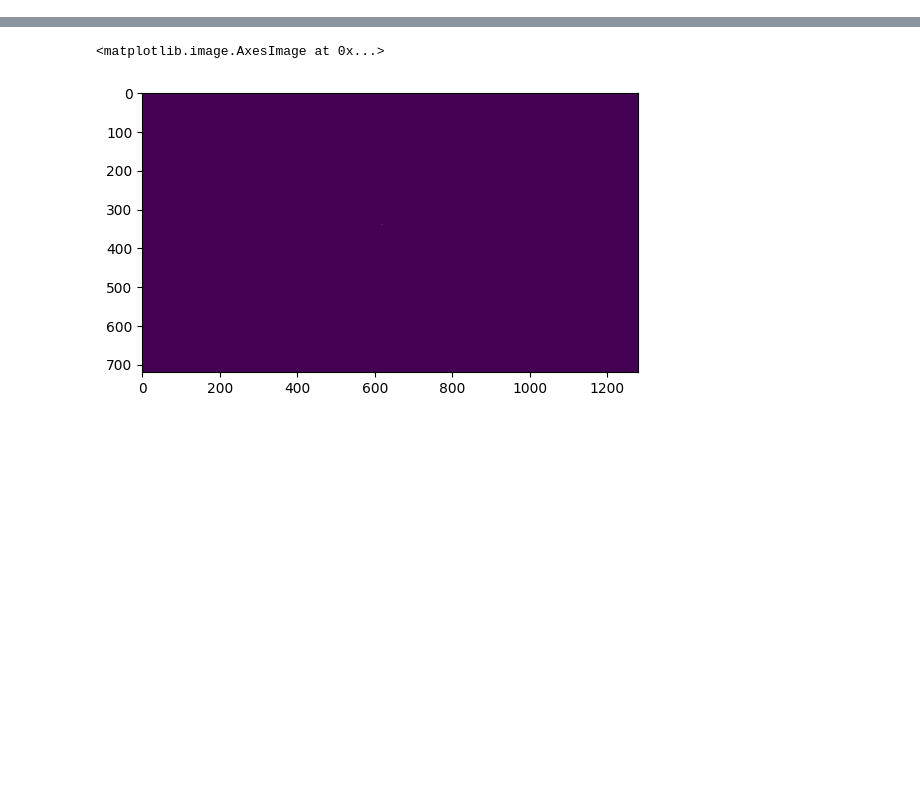
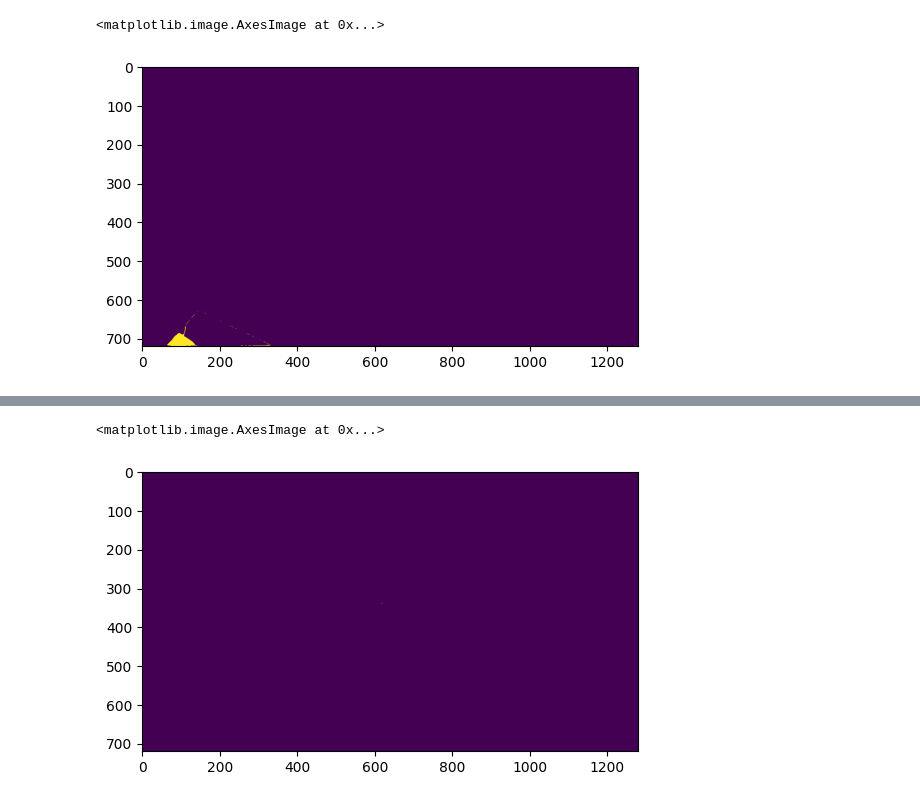
Before and after one commit to DaveLearn/SegmentAnything3D, a Jupyter notebook: scratch.ipynb, the cells around one changed output, grey strips where cells are left out. Saved outputs shown, nothing was run; the diff lists cells and outputs as text; code cells hidden in the pictures; blank space fills up the shorter version.

```diff
--- a/scratch.ipynb
+++ b/scratch.ipynb
@@ -92,0 +91,8 @@ group_mapping.color_to_group_mapping['back']
+# %%
+# plot thickens, this group doesn't have the table at all!.
+round0_group_4= pickle.load(open(Path("outputs") / "notebook" / "round_0" / "group_4" / "group_instances.pkl", "rb"))
+round0_group_3= pickle.load(open(Path("outputs") / "notebook" / "round_0" / "group_3" / "group_instances.pkl", "rb"))
+
+tripod_ids, tripod_counts = np.unique(round0_group_4['tripodback'], return_counts=True)
+top_ids, top_counts = np.unique(round0_group_3['topleft'], return_counts=True)
+tripod_ids, tripod_counts, top_ids, top_counts
@@ -92,0 +107,5 @@ group_mapping.color_to_group_mapping['back']
+# %%
+plt.imshow(round0_group_4['tripodback'] == 129)
+# %% [output]
+<matplotlib.image.AxesImage at 0x...>
+[figure, added]
```
Also changed, not shown: parts of 19 cells of this notebook, 2 other files.
